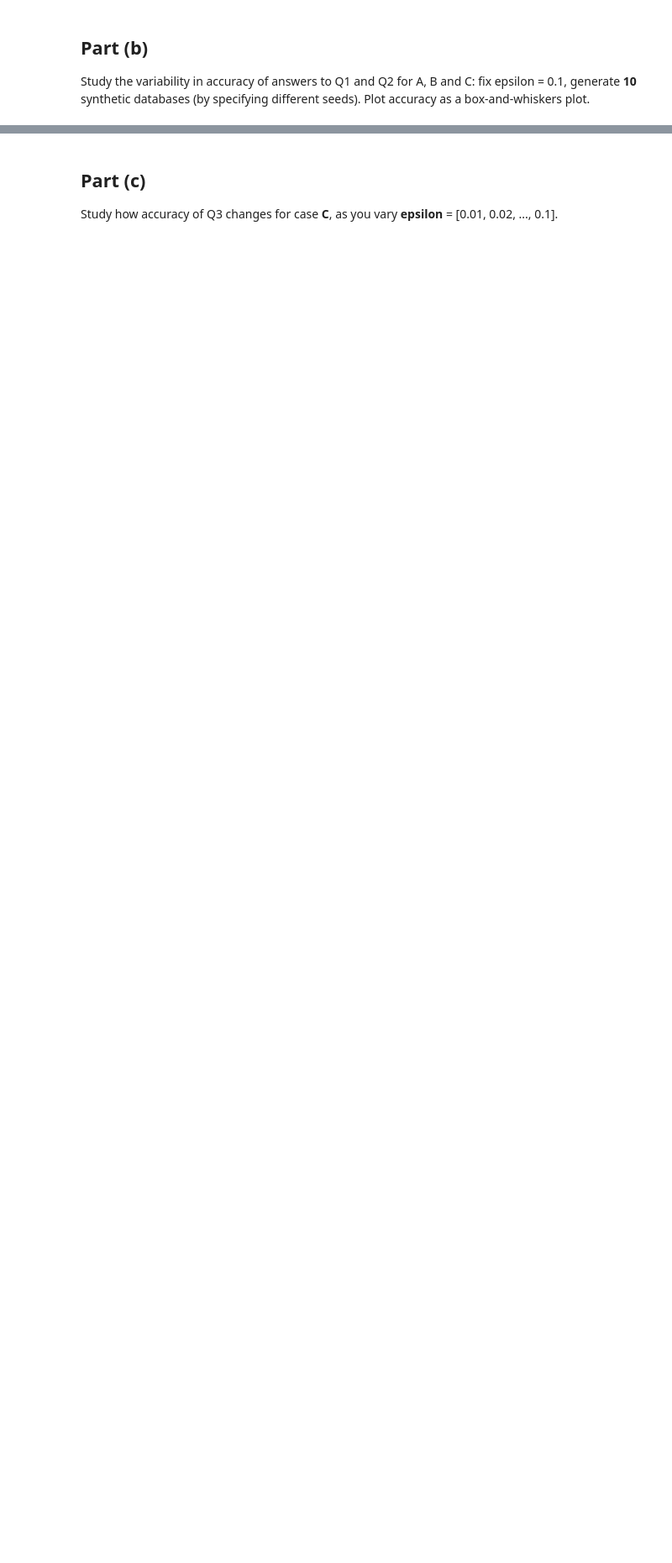
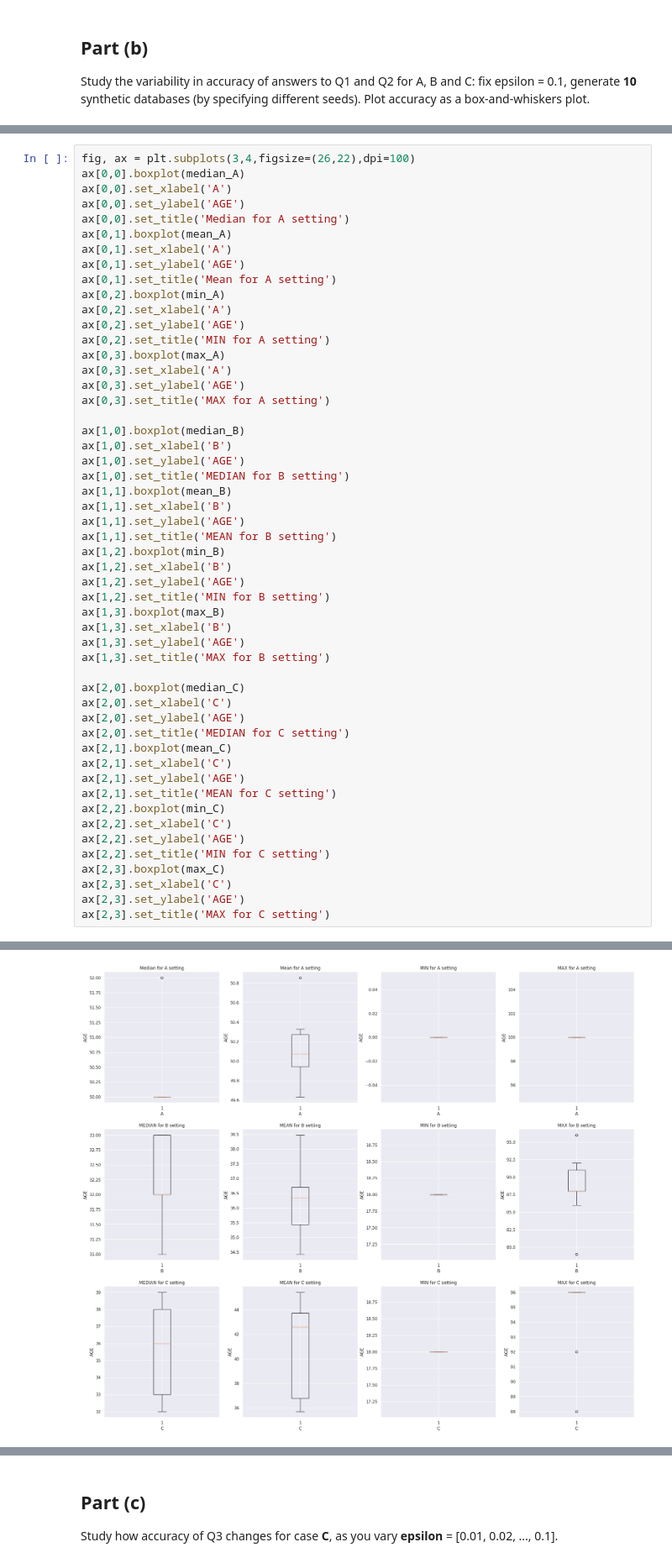
Before and after one commit to gs3541/Data-Privacy, a Jupyter notebook: gurmehr_sohi_HW2_Q5.ipynb, the cells around one changed output, grey strips where cells are left out. Shown at 84% size. Cells and saved outputs as stored; diff of their text form; blank space fills up the shorter version.

```diff
--- a/gurmehr_sohi_HW2_Q5.ipynb
+++ b/gurmehr_sohi_HW2_Q5.ipynb
@@ -580,0 +548,53 @@ Text(0.5, 1.0, 'max C')
+# %%
+fig, ax = plt.subplots(3,4,figsize=(26,22),dpi=100)
+ax[0,0].boxplot(median_A)
+ax[0,0].set_xlabel('A')
+ax[0,0].set_ylabel('AGE')
+ax[0,0].set_title('Median for A setting')
+ax[0,1].boxplot(mean_A)
+ax[0,1].set_xlabel('A')
+ax[0,1].set_ylabel('AGE')
+ax[0,1].set_title('Mean for A setting')
+ax[0,2].boxplot(min_A)
+ax[0,2].set_xlabel('A')
+ax[0,2].set_ylabel('AGE')
+ax[0,2].set_title('MIN for A setting')
+ax[0,3].boxplot(max_A)
+ax[0,3].set_xlabel('A')
+ax[0,3].set_ylabel('AGE')
+ax[0,3].set_title('MAX for A setting')
+
+ax[1,0].boxplot(median_B)
+ax[1,0].set_xlabel('B')
+ax[1,0].set_ylabel('AGE')
+ax[1,0].set_title('MEDIAN for B setting')
+ax[1,1].boxplot(mean_B)
+ax[1,1].set_xlabel('B')
+ax[1,1].set_ylabel('AGE')
+ax[1,1].set_title('MEAN for B setting')
+ax[1,2].boxplot(min_B)
+ax[1,2].set_xlabel('B')
+ax[1,2].set_ylabel('AGE')
+ax[1,2].set_title('MIN for B setting')
+ax[1,3].boxplot(max_B)
+ax[1,3].set_xlabel('B')
+ax[1,3].set_ylabel('AGE')
+ax[1,3].set_title('MAX for B setting')
+
+ax[2,0].boxplot(median_C)
+ax[2,0].set_xlabel('C')
+ax[2,0].set_ylabel('AGE')
+ax[2,0].set_title('MEDIAN for C setting')
+ax[2,1].boxplot(mean_C)
+ax[2,1].set_xlabel('C')
+ax[2,1].set_ylabel('AGE')
+ax[2,1].set_title('MEAN for C setting')
+ax[2,2].boxplot(min_C)
+ax[2,2].set_xlabel('C')
+ax[2,2].set_ylabel('AGE')
+ax[2,2].set_title('MIN for C setting')
+ax[2,3].boxplot(max_C)
+ax[2,3].set_xlabel('C')
+ax[2,3].set_ylabel('AGE')
+ax[2,3].set_title('MAX for C setting')
+# %% [output]
@@ -581,3 +602,4 @@ Text(0.5, 1.0, 'max C')
+[figure, added]
 # %%
 real_data_median = np.median(df_real['age'])
 real_data_mean = np.mean(df_real['age'])
```
Also changed, not shown: parts of 12 cells of this notebook, 1 other file.
